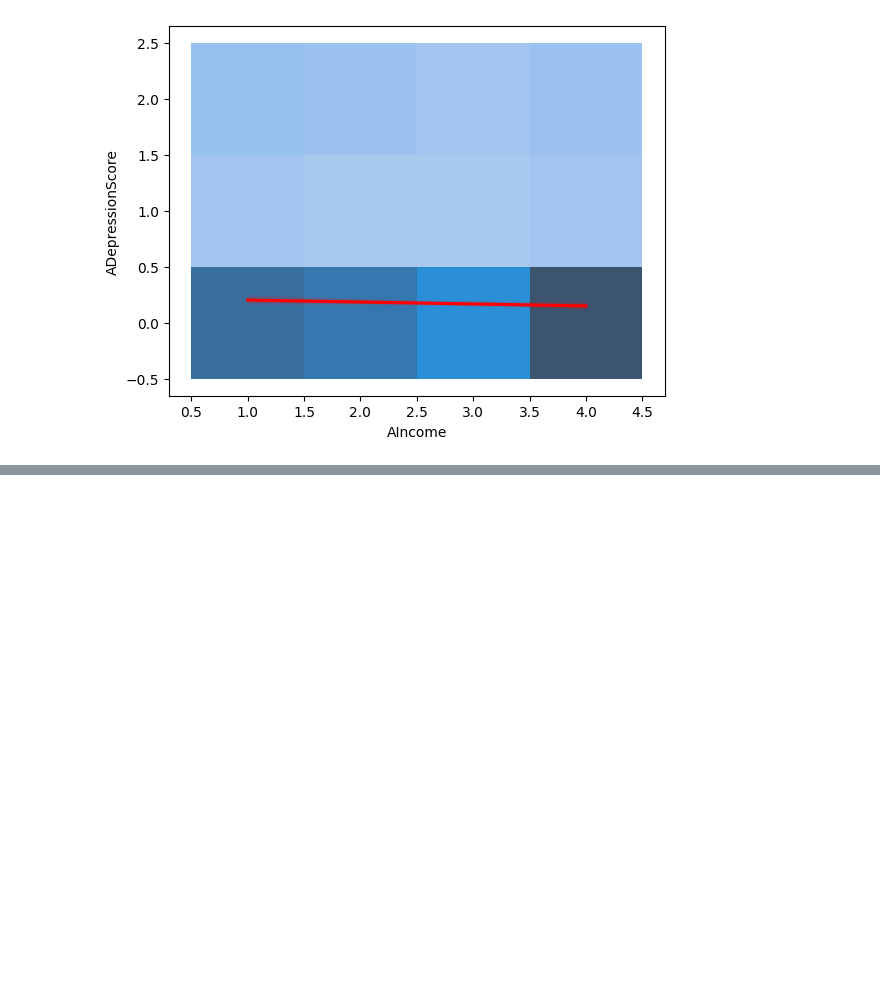
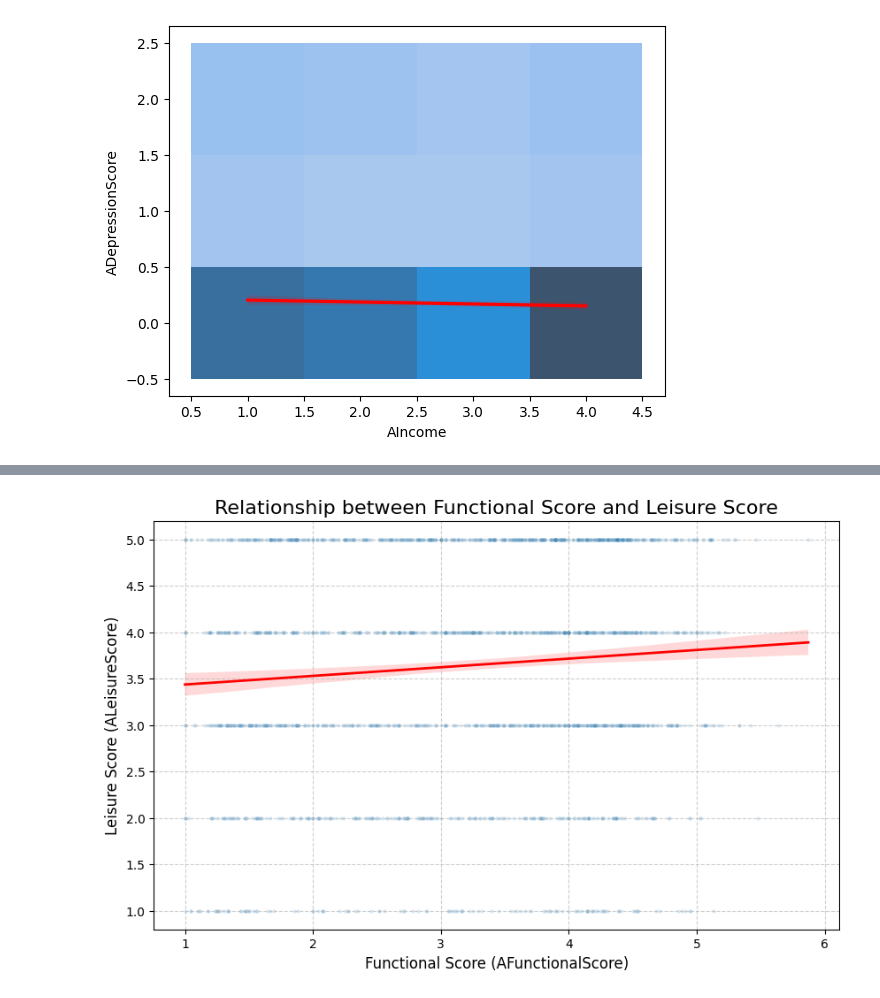
Before and after one commit to igoumiri/spinal, a Jupyter notebook: analysis.ipynb, the cells around one changed output, grey strips where cells are left out. Saved outputs shown, nothing was run; the diff lists cells and outputs as text; code cells hidden in the pictures; blank space fills up the shorter version.

```diff
--- a/analysis.ipynb
+++ b/analysis.ipynb
@@ -290,0 +490,25 @@ plt.show()
+# %%
+continuous_controls = {
+    "BCHPITot": lambda n: n < 101,
+    "BCHMbTot": lambda n: n < 101,
+    "BCHOpTot": lambda n: n < 101,
+    "BRhspNbr": lambda n: n < 8,
+    "BRhspDaT": lambda n: n < 888,
+    "BPainSev": lambda n: n < 888,
+}
+categorical_controls = [
+    col
+    for col in demographic_columns
+    + socioeconomic_columns
+    + living_situation_columns
+    + social_participation_columns
+    + injury_columns
+    + pain_columns
+    + health_columns
+    + health_perception_columns
+    + substance_use_columns
+    + mental_health_columns
+    + hospitalizations_columns
+    + technology_columns
+    if col not in continuous_controls.keys()
+]
@@ -290,0 +579,16 @@ plt.show()
+# %%
+plt.figure(figsize=(10, 6))
+sns.regplot(
+    data=df,
+    x='AFunctionalScore',
+    y='ALeisureScore',
+    scatter_kws={'alpha': 0.1, 's': 5}, # Make points transparent and small
+    line_kws={'color': 'red', 'linewidth': 2}
+)
+plt.title('Relationship between Functional Score and Leisure Score', fontsize=16)
+plt.xlabel('Functional Score (AFunctionalScore)', fontsize=12)
+plt.ylabel('Leisure Score (ALeisureScore)', fontsize=12)
+plt.grid(True, linestyle='--', alpha=0.6)
+plt.show()
+# %% [output]
+[figure, added]
```
Also changed, not shown: parts of 38 cells of this notebook, 1 other file.
